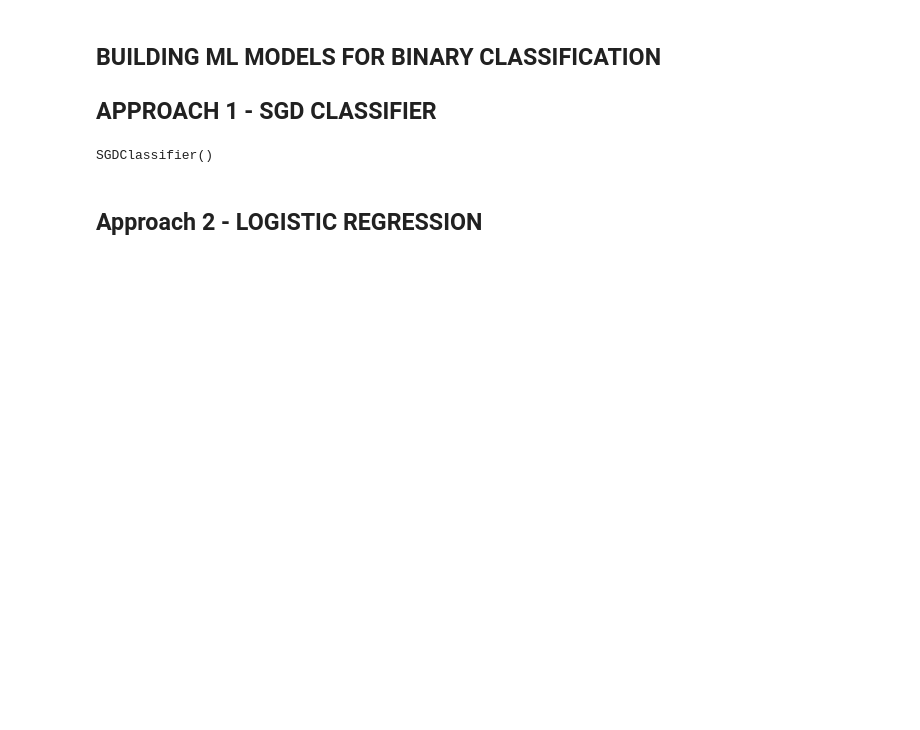
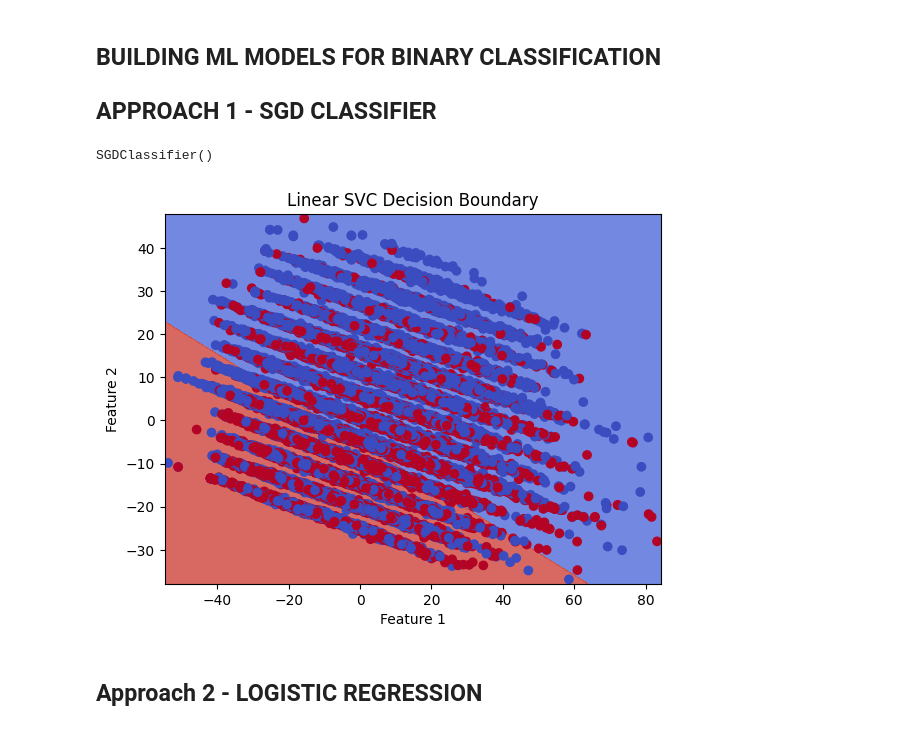
Before and after one commit to hecker1002/Smoke-Status-project, a Jupyter notebook: Smoke Status.ipynb, the cells around one changed output. Cells and saved outputs as stored; diff of their text form; code cells hidden in the pictures; blank space fills up the shorter version.

Commit message:
adsded graphs

```diff
--- a/Smoke Status.ipynb
+++ b/Smoke Status.ipynb
@@ -349,6 +362,29 @@ sgd_clf.fit(X_train , y_train)
 SGDClassifier()
 # %%
 prediction_clf = sgd_clf.predict(X_test)
+# %%
+# Create a mesh grid to plot the decision boundary
+h = 0.02
+x_min, x_max = X_train[0].min() - 1, X_train[ 0].max() + 1
+y_min, y_max = X_train[1].min() - 1, X_train[1].max() + 1
+xx, yy = np.meshgrid(np.arange(x_min, x_max, h), np.arange(y_min, y_max, h))
+
+# Predict the class for each point in the mesh grid using your Linear SVC model
+Z = sgd_clf.predict(np.c_[xx.ravel(), yy.ravel()])
+Z = Z.reshape(xx.shape)
+
+# Plot the decision boundary
+plt.contourf(xx, yy, Z, cmap=plt.cm.coolwarm, alpha=0.8)
+
+# Scatter plot of training data points
+plt.scatter(X_train[ 0], X_train[ 1], c=y_train, cmap=plt.cm.coolwarm)
+plt.xlabel('Feature 1')
+plt.ylabel('Feature 2')
+plt.title('Linear SVC Decision Boundary')
+
+plt.show()
+# %% [output]
+[figure, added]
 # %% [markdown]
 ## Approach 2 - LOGISTIC REGRESSION
 # %%
```
Also changed, not shown: parts of 8 cells of this notebook.
